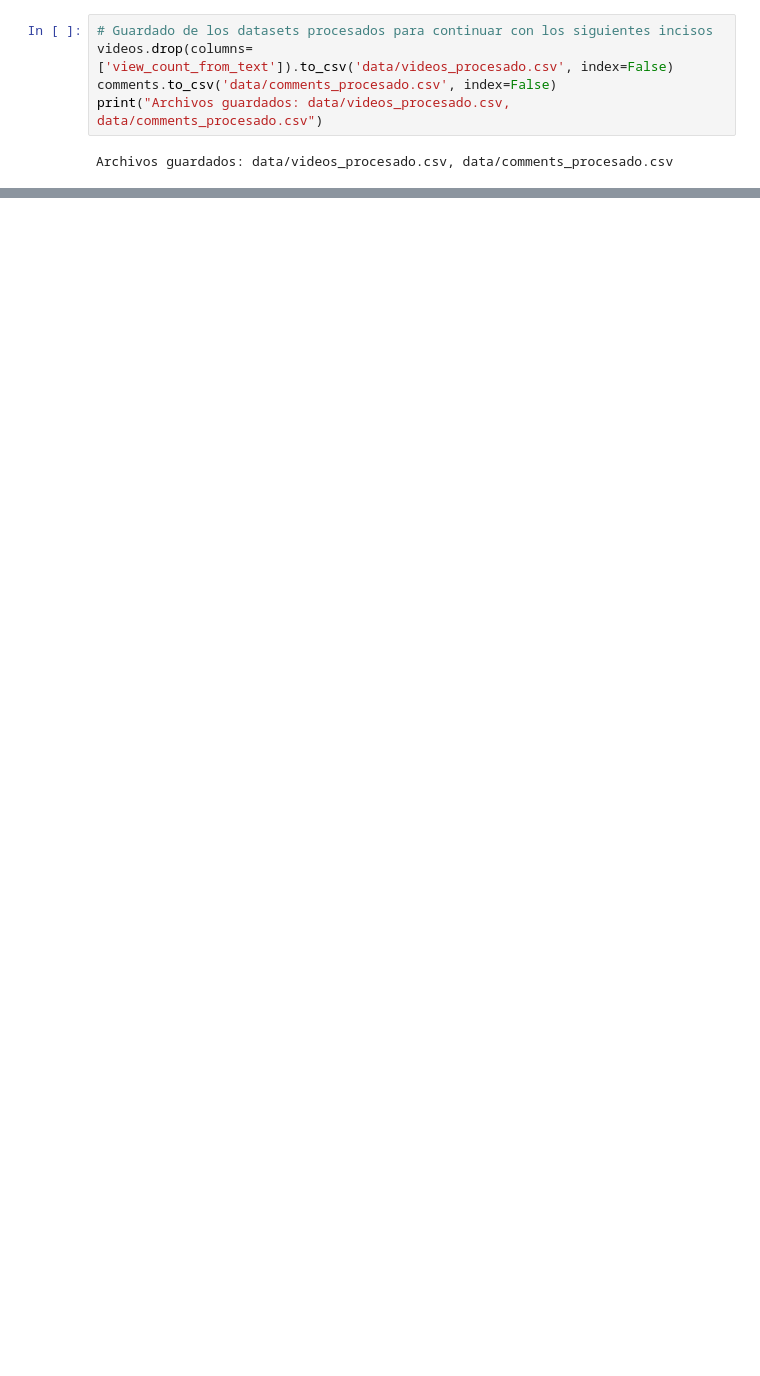
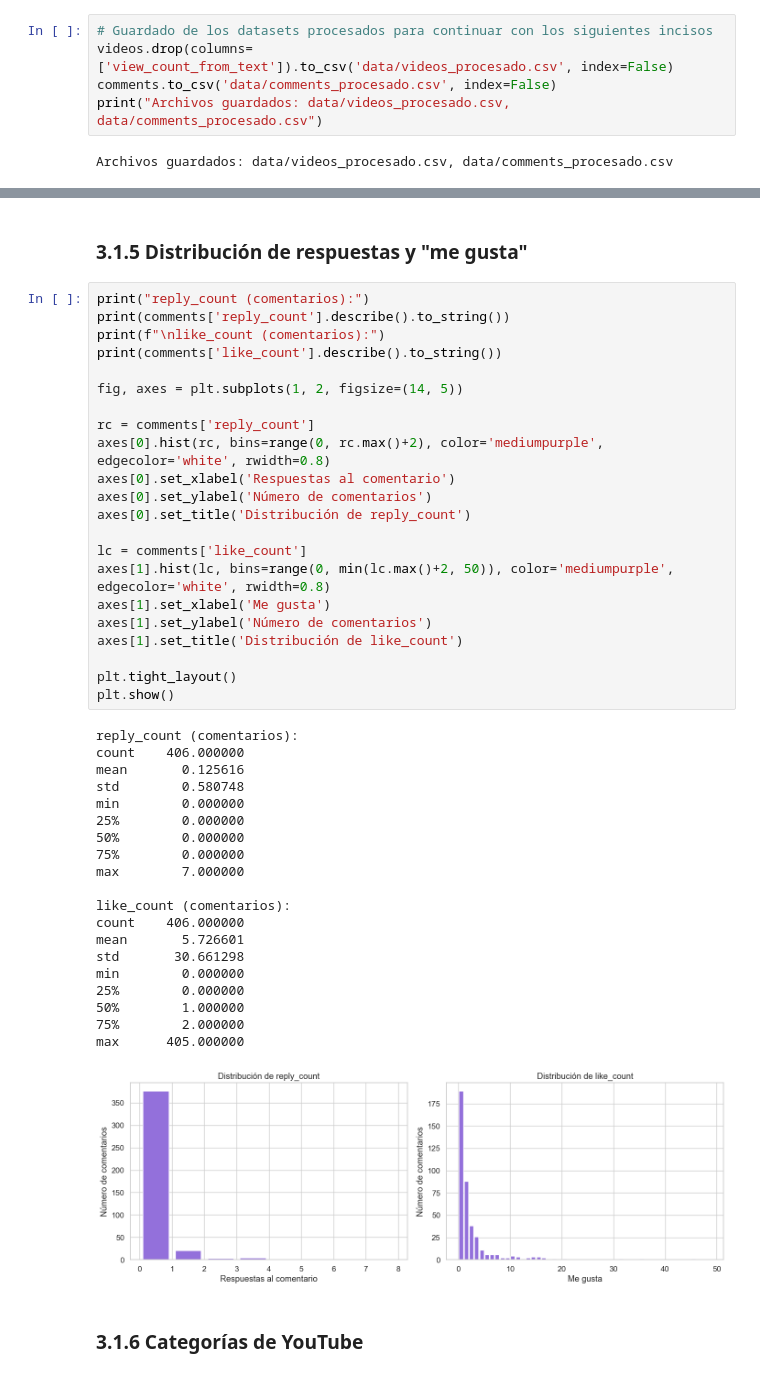
Before and after one commit to Ikeel04/Labs-DS, a Jupyter notebook: Lab6/Laboratorio6.ipynb, the cells around one changed output, grey strips where cells are left out. Cells and saved outputs as stored; diff of their text form; blank space fills up the shorter version.

```diff
--- a/Lab6/Laboratorio6.ipynb
+++ b/Lab6/Laboratorio6.ipynb
@@ -584,0 +804,47 @@ Archivos guardados: data/videos_procesado.csv, data/comments_procesado.csv
+# %% [markdown]
+### 3.1.5 Distribución de respuestas y "me gusta"
+# %%
+print("reply_count (comentarios):")
+print(comments['reply_count'].describe().to_string())
+print(f"\nlike_count (comentarios):")
+print(comments['like_count'].describe().to_string())
+
+fig, axes = plt.subplots(1, 2, figsize=(14, 5))
+
+rc = comments['reply_count']
+axes[0].hist(rc, bins=range(0, rc.max()+2), color='mediumpurple', edgecolor='white', rwidth=0.8)
+axes[0].set_xlabel('Respuestas al comentario')
+axes[0].set_ylabel('Número de comentarios')
+axes[0].set_title('Distribución de reply_count')
+
+lc = comments['like_count']
+axes[1].hist(lc, bins=range(0, min(lc.max()+2, 50)), color='mediumpurple', edgecolor='white', rwidth=0.8)
+axes[1].set_xlabel('Me gusta')
+axes[1].set_ylabel('Número de comentarios')
+axes[1].set_title('Distribución de like_count')
+
+plt.tight_layout()
+plt.show()
+# %% [output]
+reply_count (comentarios):
+count    406.000000
+mean       0.125616
+std        0.580748
+min        0.000000
+25%        0.000000
+50%        0.000000
+75%        0.000000
+max        7.000000
+
+like_count (comentarios):
+count    406.000000
+mean       5.726601
+std       30.661298
+min        0.000000
+25%        0.000000
+50%        1.000000
+75%        2.000000
+max      405.000000
+[figure, added]
+# %% [markdown]
+### 3.1.6 Categorías de YouTube
```
Also changed, not shown: parts of 66 cells of this notebook, 1 other file.
